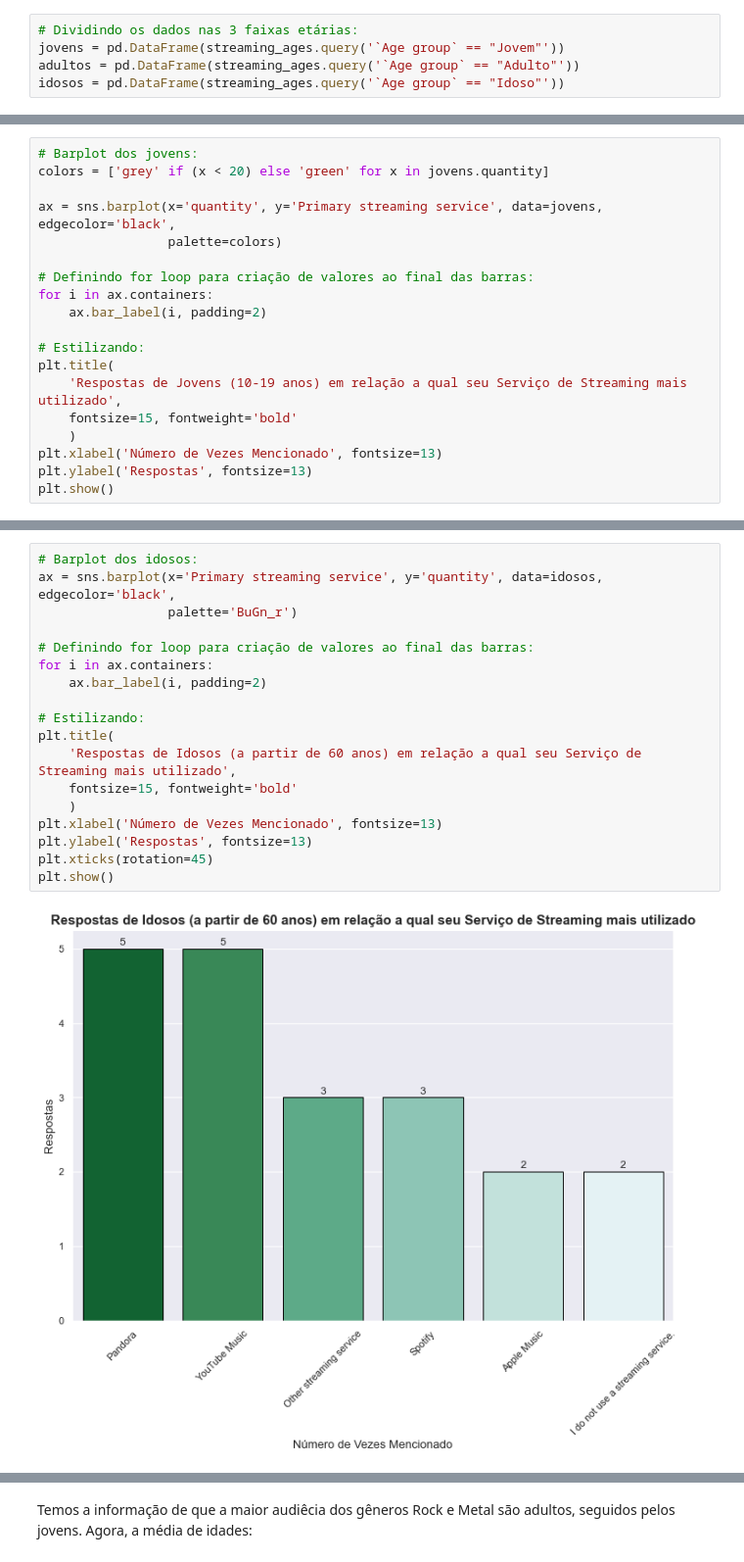
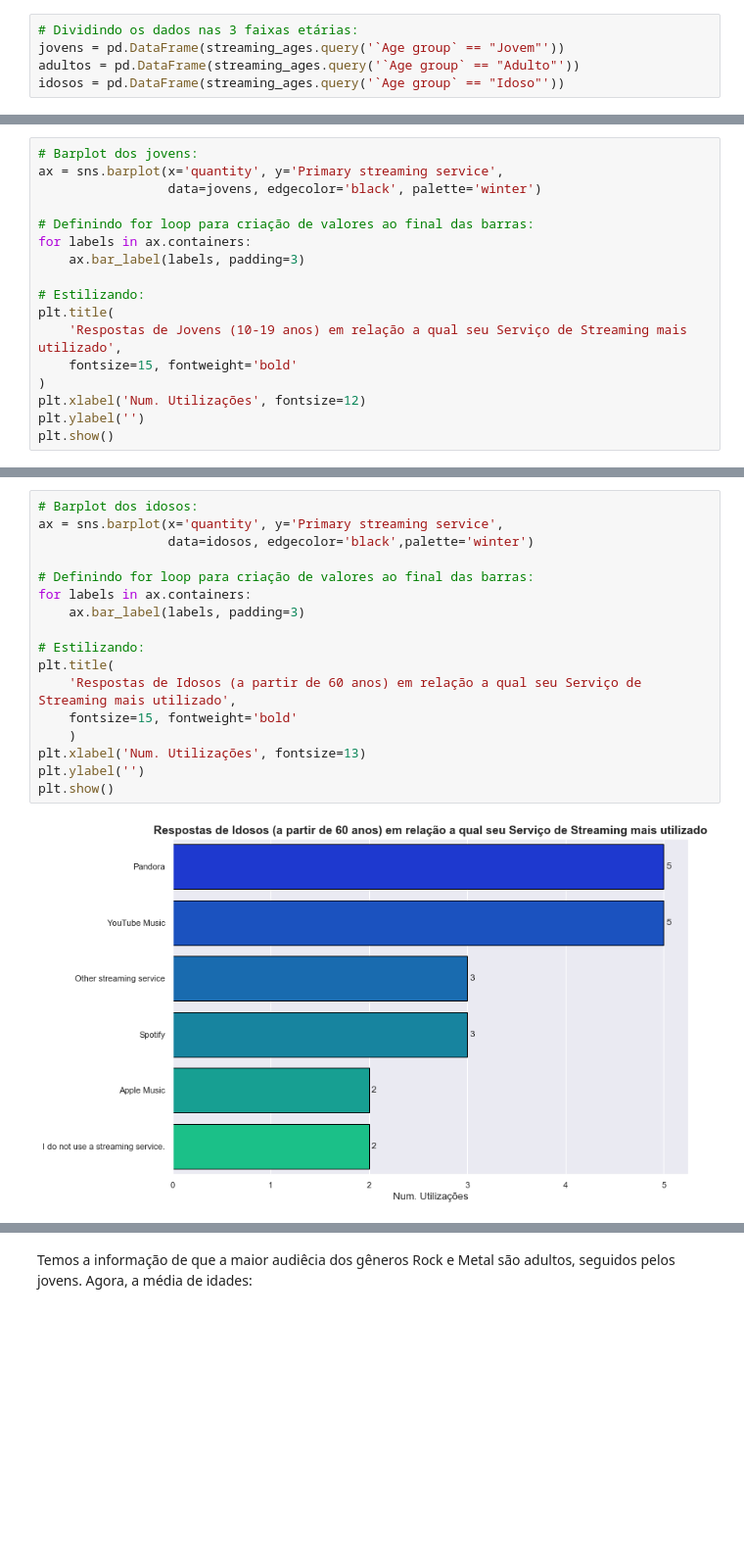
Before and after one commit to JoSEPHDev2022/Mental_Health_X_Music, a Jupyter notebook: analise_exp.ipynb, the cells around one changed output, grey strips where cells are left out. Shown at 98% size. Saved outputs shown, nothing was run; the diff lists cells and outputs as text; blank space fills up the shorter version.

```diff
--- a/analise_exp.ipynb
+++ b/analise_exp.ipynb
@@ -717,20 +714,18 @@ idosos = pd.DataFrame(streaming_ages.query('`Age group` == "Idoso"'))
 # %%
 # Barplot dos jovens:
-colors = ['grey' if (x < 20) else 'green' for x in jovens.quantity]
-
-ax = sns.barplot(x='quantity', y='Primary streaming service', data=jovens, edgecolor='black',
-                 palette=colors)
+ax = sns.barplot(x='quantity', y='Primary streaming service',
+                 data=jovens, edgecolor='black', palette='winter')
 
 # Definindo for loop para criação de valores ao final das barras:
-for i in ax.containers:
-    ax.bar_label(i, padding=2)
+for labels in ax.containers:
+    ax.bar_label(labels, padding=3)
 
 # Estilizando:
 plt.title(
     'Respostas de Jovens (10-19 anos) em relação a qual seu Serviço de Streaming mais utilizado',
     fontsize=15, fontweight='bold'
-    )
-plt.xlabel('Número de Vezes Mencionado', fontsize=13)
-plt.ylabel('Respostas', fontsize=13)
+)
+plt.xlabel('Num. Utilizações', fontsize=12)
+plt.ylabel('')
 plt.show()
 # %% [output]
@@ -772,21 +768,20 @@ plt.show()
 # %%
 # Barplot dos idosos:
-ax = sns.barplot(x='Primary streaming service', y='quantity', data=idosos, edgecolor='black',
-                 palette='BuGn_r')
+ax = sns.barplot(x='quantity', y='Primary streaming service',
+                 data=idosos, edgecolor='black',palette='winter')
 
 # Definindo for loop para criação de valores ao final das barras:
-for i in ax.containers:
-    ax.bar_label(i, padding=2)
+for labels in ax.containers:
+    ax.bar_label(labels, padding=3)
 
 # Estilizando:
 plt.title(
     'Respostas de Idosos (a partir de 60 anos) em relação a qual seu Serviço de Streaming mais utilizado',
     fontsize=15, fontweight='bold'
     )
-plt.xlabel('Número de Vezes Mencionado', fontsize=13)
-plt.ylabel('Respostas', fontsize=13)
-plt.xticks(rotation=45)
+plt.xlabel('Num. Utilizações', fontsize=13)
+plt.ylabel('')
 plt.show()
 # %% [output]
-[figure, old version]
+[figure, new version]
 # %% [markdown]
```
Also changed, not shown: parts of 63 cells of this notebook.
